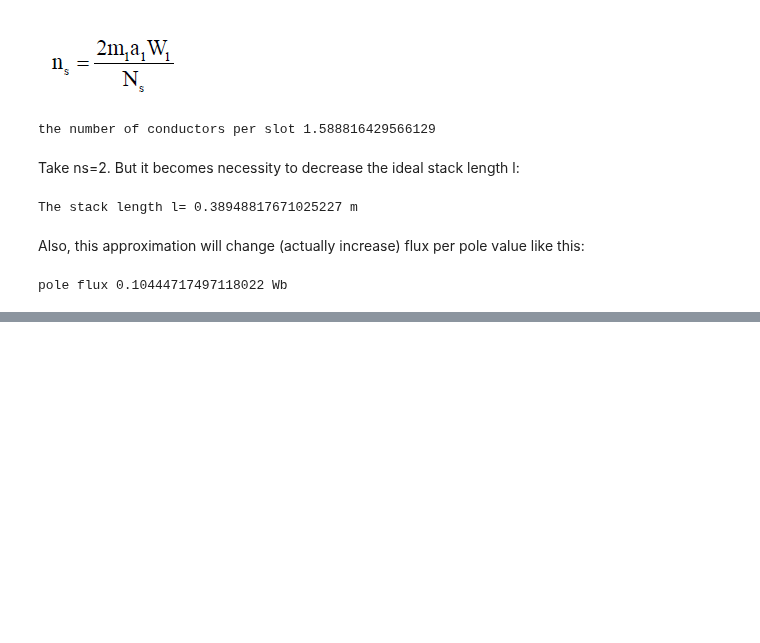
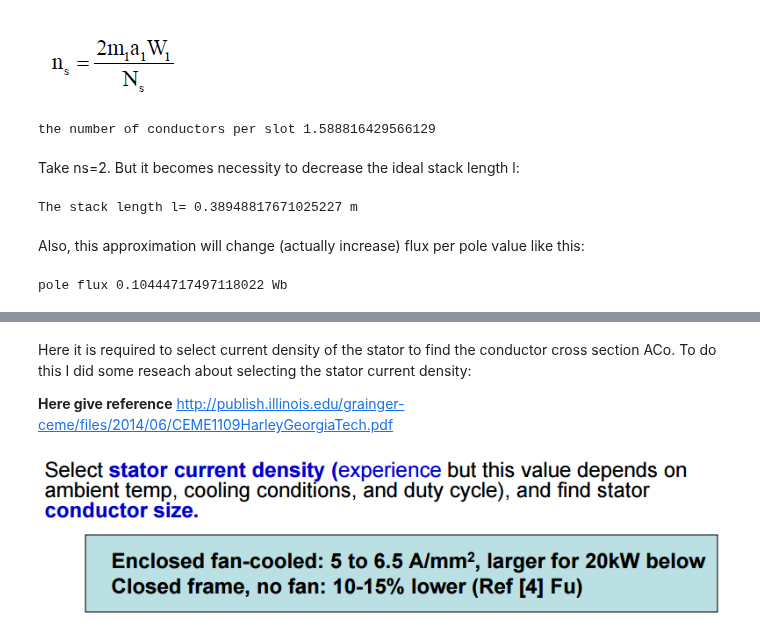
Before and after one commit to odtu/EE564, a Jupyter notebook: TRAIN/Doga/Design of a Train Traction Motor.ipynb, the cells around one changed output, grey strips where cells are left out. Drawn from its saved outputs; the diff is of its cells as text; code cells hidden in the pictures; blank space fills up the shorter version.

```diff
--- a/TRAIN/Doga/Design of a Train Traction Motor.ipynb
+++ b/TRAIN/Doga/Design of a Train Traction Motor.ipynb
@@ -275,0 +291,9 @@ pole flux 0.10444717497118022 Wb
+# %% [markdown]
+Here it is required to select current density of the stator to find the conductor cross section ACo. To do this I did some reseach about selecting the stator current density:
+
+**Here give reference** http://publish.illinois.edu/grainger-ceme/files/2014/06/CEME1109HarleyGeorgiaTech.pdf
+# %%
+from IPython.display import Image
+Image(filename='Images/currentdensityselection.png')
+# %% [output]
+[figure, added]
```
Also changed, not shown: parts of 17 cells of this notebook, 6 other files.
